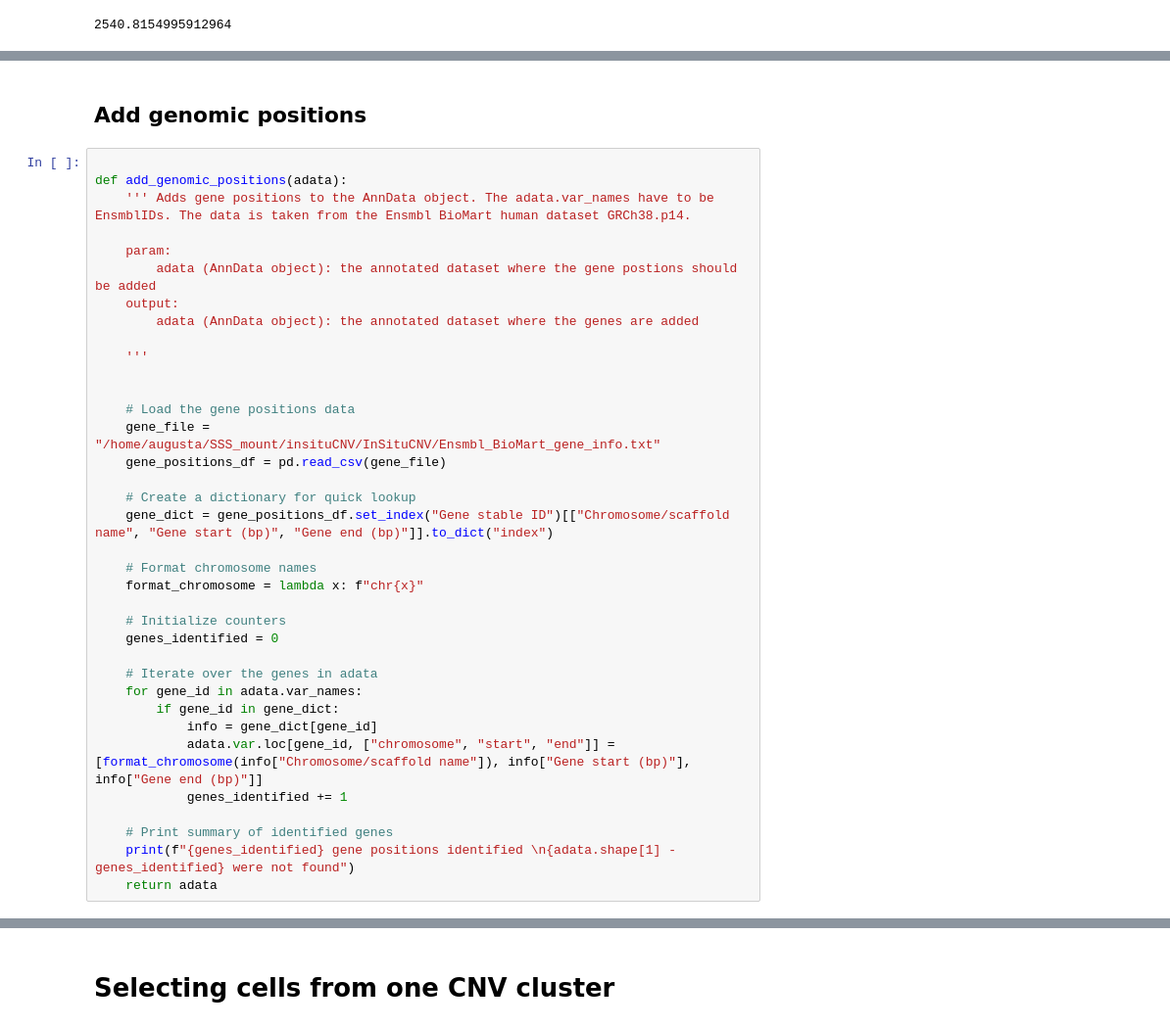
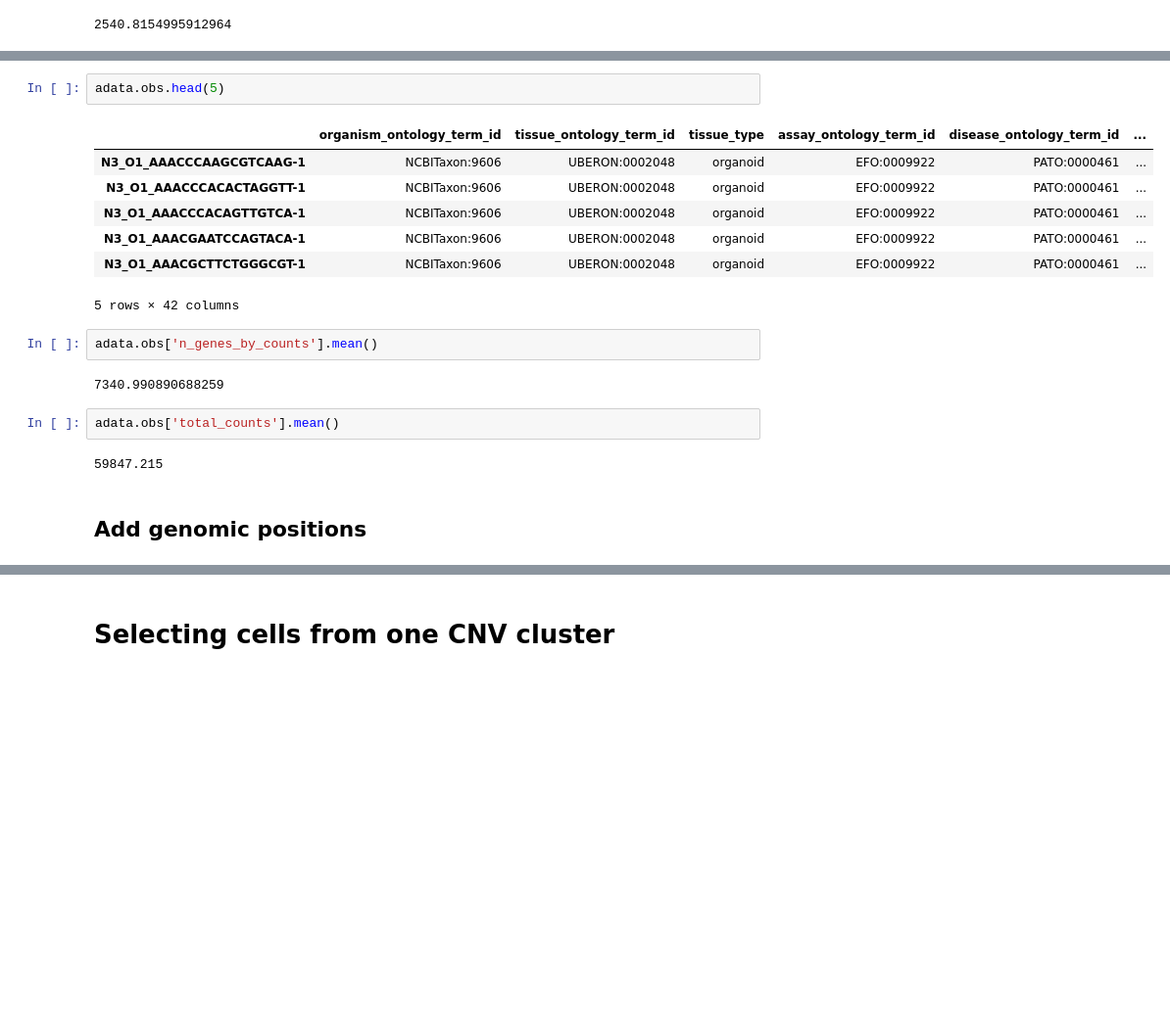
Before and after one commit to Moldia/InSituCNV, a Jupyter notebook: Figure2/00_Load_simulation_dataset/preparing_lung_organoid_dataset.ipynb, the cells around one changed output, grey strips where cells are left out. Shown at 98% size. Drawn from its saved outputs; the diff is of its cells as text; blank space fills up the shorter version.

```diff
--- a/Figure2/00_Load_simulation_dataset/preparing_lung_organoid_dataset.ipynb
+++ b/Figure2/00_Load_simulation_dataset/preparing_lung_organoid_dataset.ipynb
@@ -89,38 +102,20 @@ adata.obs['total_counts'].mean()
+# %%
+adata.obs.head(5)
+# %% [output]
+|  | organism_ontology_term_id | tissue_ontology_term_id | tissue_type | assay_ontology_term_id | disease_ontology_term_id | ... |
+| N3_O1_AAACCCAAGCGTCAAG-1 | NCBITaxon:9606 | UBERON:0002048 | organoid | EFO:0009922 | PATO:0000461 | ... |
+| N3_O1_AAACCCACACTAGGTT-1 | NCBITaxon:9606 | UBERON:0002048 | organoid | EFO:0009922 | PATO:0000461 | ... |
+| N3_O1_AAACCCACAGTTGTCA-1 | NCBITaxon:9606 | UBERON:0002048 | organoid | EFO:0009922 | PATO:0000461 | ... |
+| N3_O1_AAACGAATCCAGTACA-1 | NCBITaxon:9606 | UBERON:0002048 | organoid | EFO:0009922 | PATO:0000461 | ... |
+| N3_O1_AAACGCTTCTGGGCGT-1 | NCBITaxon:9606 | UBERON:0002048 | organoid | EFO:0009922 | PATO:0000461 | ... |
+5 rows × 42 columns
+# %%
+adata.obs['n_genes_by_counts'].mean()
+# %% [output]
+7340.990890688259
+# %%
+adata.obs['total_counts'].mean()
+# %% [output]
+59847.215
 # %% [markdown]
 ## Add genomic positions
-# %%
-
-def add_genomic_positions(adata):
-    ''' Adds gene positions to the AnnData object. The adata.var_names have to be EnsmblIDs. The data is taken from the Ensmbl BioMart human dataset GRCh38.p14.
-
-    param:
-        adata (AnnData object): the annotated dataset where the gene postions should be added
-    output:
-        adata (AnnData object): the annotated dataset where the genes are added
-
-    '''
-
-
-    # Load the gene positions data
-    gene_file = "/home/augusta/SSS_mount/insituCNV/InSituCNV/Ensmbl_BioMart_gene_info.txt"
-    gene_positions_df = pd.read_csv(gene_file)
-
-    # Create a dictionary for quick lookup
-    gene_dict = gene_positions_df.set_index("Gene stable ID")[["Chromosome/scaffold name", "Gene start (bp)", "Gene end (bp)"]].to_dict("index")
-
-    # Format chromosome names
-    format_chromosome = lambda x: f"chr{x}"
-
-    # Initialize counters
-    genes_identified = 0
-
-    # Iterate over the genes in adata
-    for gene_id in adata.var_names:
-        if gene_id in gene_dict:
-            info = gene_dict[gene_id]
-            adata.var.loc[gene_id, ["chromosome", "start", "end"]] = [format_chromosome(info["Chromosome/scaffold name"]), info["Gene start (bp)"], info["Gene end (bp)"]]
-            genes_identified += 1
-
-    # Print summary of identified genes
-    print(f"{genes_identified} gene positions identified \n{adata.shape[1] - genes_identified} were not found")
-    return adata
```
Also changed, not shown: parts of 18 cells of this notebook, 2 other files.
